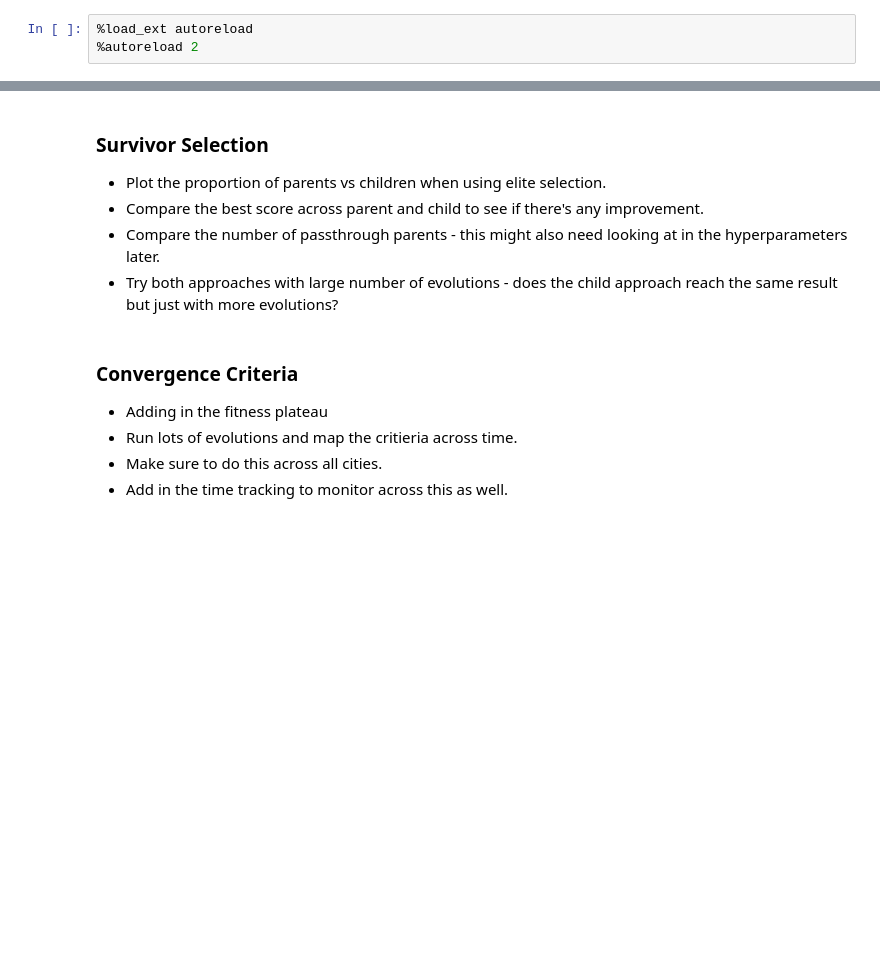
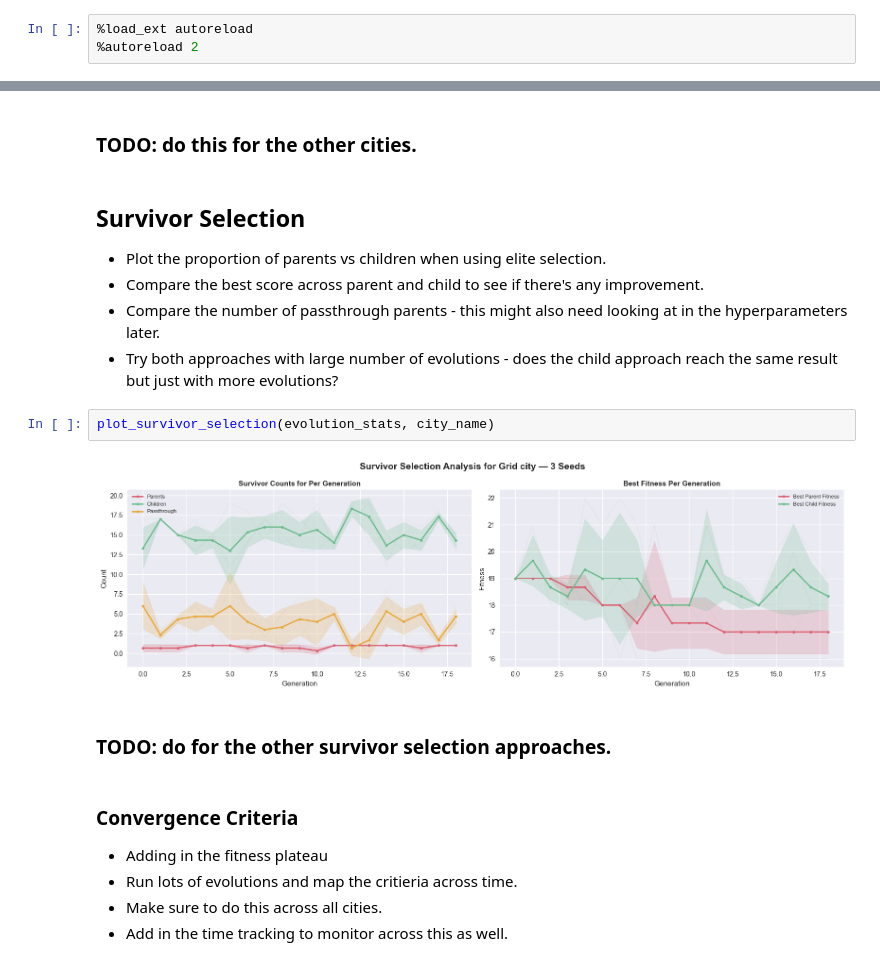
Before and after one commit to lpow311/dissertation, a Jupyter notebook: 2_genetic_algorithm_tuning.ipynb, the cells around one changed output, grey strips where cells are left out. Cells and saved outputs as stored; diff of their text form; blank space fills up the shorter version.

```diff
--- a/2_genetic_algorithm_tuning.ipynb
+++ b/2_genetic_algorithm_tuning.ipynb
@@ -49,9 +79,17 @@ If any of these are concerning then switch to tournament selection.
+# %% [markdown]
+### TODO: do this for the other cities.
 # %% [markdown]
-### Survivor Selection
+## **Survivor Selection**
 * Plot the proportion of parents vs children when using elite selection.
 * Compare the best score across parent and child to see if there's any improvement.
 * Compare the number of passthrough parents - this might also need looking at in the hyperparameters later.
 * Try both approaches with large number of evolutions - does the child approach reach the same result but just with more evolutions?
+# %%
+plot_survivor_selection(evolution_stats, city_name)
+# %% [output]
+[figure, added]
+# %% [markdown]
+### TODO: do for the other survivor selection approaches.
 # %% [markdown]
 ### Convergence Criteria
 * Adding in the fitness plateau
```
Also changed, not shown: parts of 10 cells of this notebook, 4 other files.
